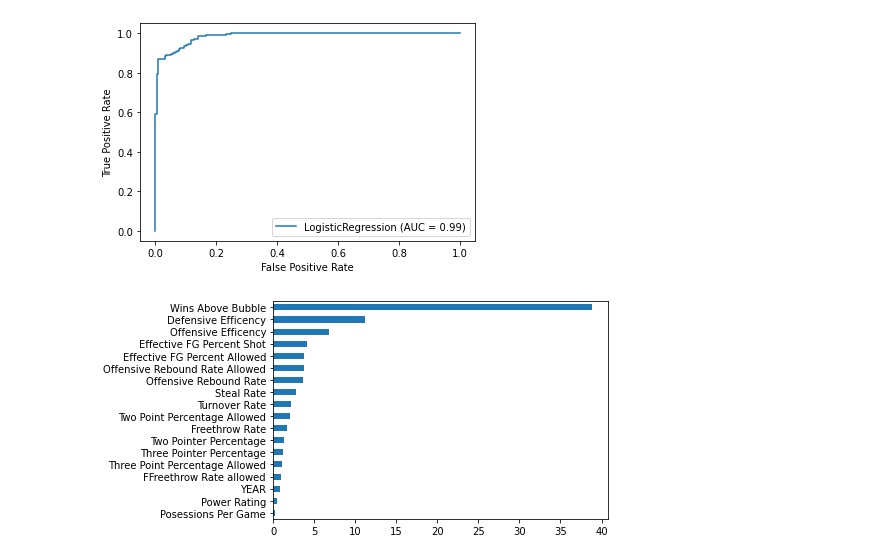
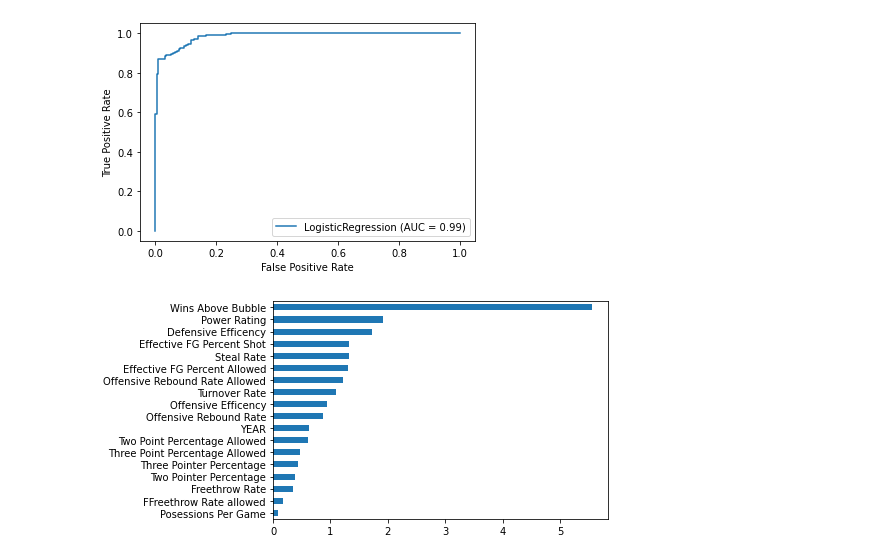
Before and after one commit to Vejaem/Final-Project, a Jupyter notebook: final_jcf.ipynb, the cells around one changed output. Saved outputs shown, nothing was run; the diff lists cells and outputs as text; code cells hidden in the pictures.

Commit message:
New graphs

```diff
--- a/final_jcf.ipynb
+++ b/final_jcf.ipynb
@@ -336,14 +336,15 @@ plot_roc_curve (model,X_test_scaled, y_test);
 # %%
 # Just another way of showing how well the data will perform.
 # Wins above bubble is a manufactured data set, I left it in to show how good the data was however,
 # Defensive Efficency is the best category to understand why teams perform above 51 percent
 
+
 tournament_col=X.columns
-tournament_cof=model.coef_*X.std().values
+tournament_cof=model.coef_/X_train_scaled.std()
 cof_df=pd.Series(np.squeeze(np.abs(tournament_cof)), index=tournament_col).sort_values(ascending=True)
 cof_df.plot(kind='barh');
 # %% [output]
-[figure, old version]
+[figure, new version]
 # %%
 # LASSO model
 # Note: Use an alpha of .01 when creating the model for this activity
```
Also changed, not shown: parts of 4 cells of this notebook, 8 other files.
